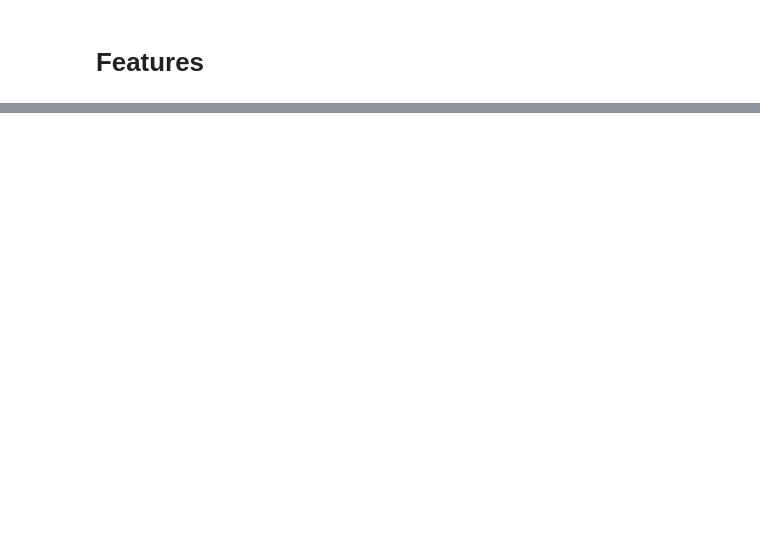
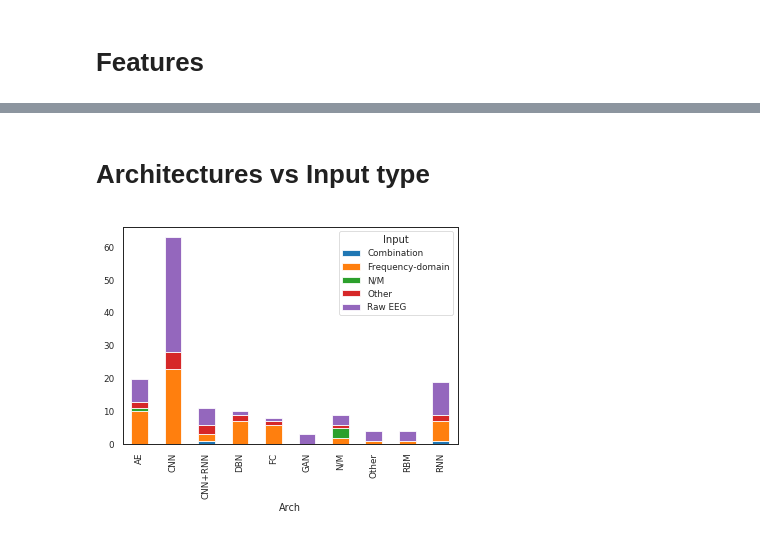
Before and after one commit to hubertjb/dl-eeg-review, a Jupyter notebook: sandbox.ipynb, the cells around one changed output, grey strips where cells are left out. Saved outputs shown, nothing was run; the diff lists cells and outputs as text; code cells hidden in the pictures; blank space fills up the shorter version.

```diff
--- a/sandbox.ipynb
+++ b/sandbox.ipynb
@@ -402,0 +434,11 @@ plt.show()
+# %% [markdown]
+# Architectures vs Input type
+# %%
+df['Input'] = df['Features (clean)']
+col_name = 'Architecture (clean)'
+df['Arch'] = df[col_name]
+df.groupby(['Input', 'Arch']).size().unstack('Input').plot(kind='bar', stacked=True, title='')
+
+plt.savefig("./figs/{}.eps".format("Arch vs Input"), bbox_inches='tight', format='eps', dpi=1000)
+# %% [output]
+[figure, added]
```
Also changed, not shown: parts of 19 cells of this notebook, 10 other files.
